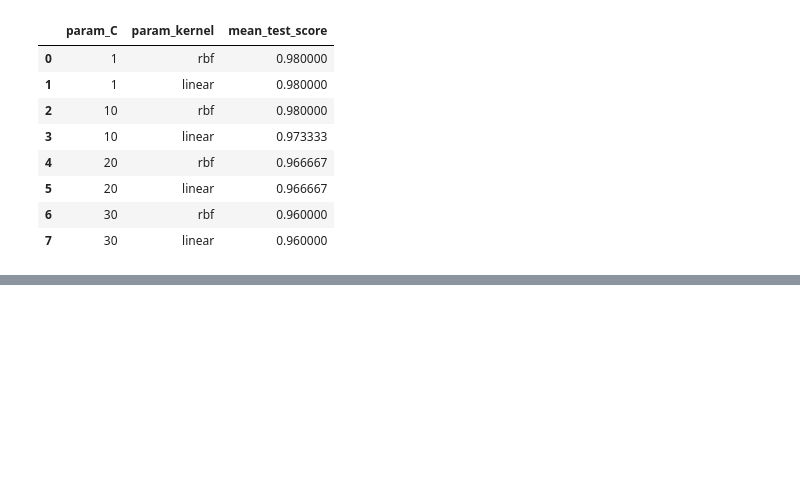
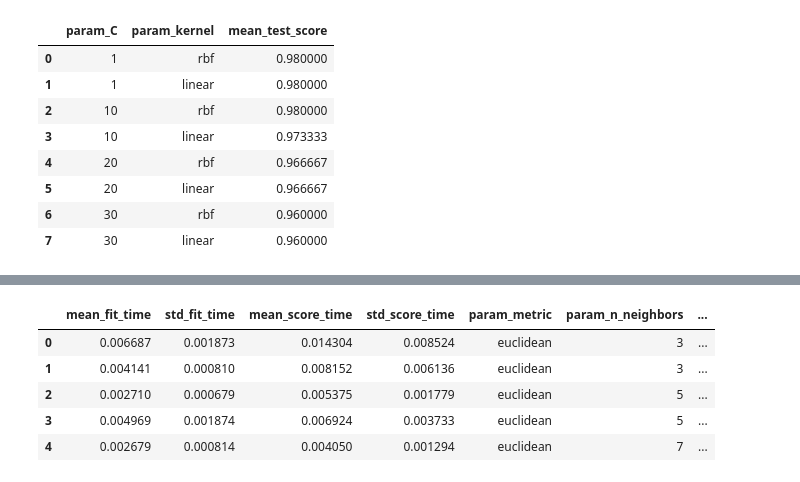
Before and after one commit to mzaid622/Data-Science-Course, a Jupyter notebook: ML - Part4 (Unsupervised)/Grid_Search_CV.ipynb, the cells around one changed output, grey strips where cells are left out. Cells and saved outputs as stored; diff of their text form; code cells hidden in the pictures; blank space fills up the shorter version.

```diff
--- a/ML - Part4 (Unsupervised)/Grid_Search_CV.ipynb
+++ b/ML - Part4 (Unsupervised)/Grid_Search_CV.ipynb
@@ -118,0 +156,9 @@ model_knn = KNeighborsClassifier()
+# %%
+knn_res.head()
+# %% [output]
+|  | mean_fit_time | std_fit_time | mean_score_time | std_score_time | param_metric | param_n_neighbors | ... |
+| 0 | 0.006687 | 0.001873 | 0.014304 | 0.008524 | euclidean | 3 | ... |
+| 1 | 0.004141 | 0.000810 | 0.008152 | 0.006136 | euclidean | 3 | ... |
+| 2 | 0.002710 | 0.000679 | 0.005375 | 0.001779 | euclidean | 5 | ... |
+| 3 | 0.004969 | 0.001874 | 0.006924 | 0.003733 | euclidean | 5 | ... |
+| 4 | 0.002679 | 0.000814 | 0.004050 | 0.001294 | euclidean | 7 | ... |
```
Also changed, not shown: parts of 13 cells of this notebook, 1 other file.
